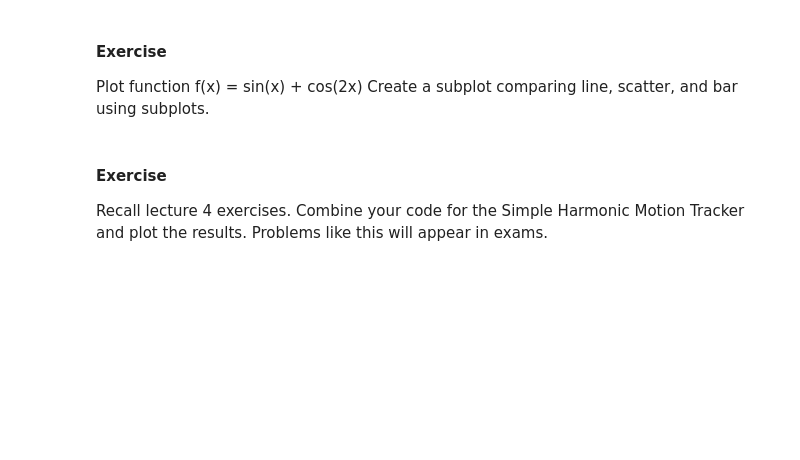
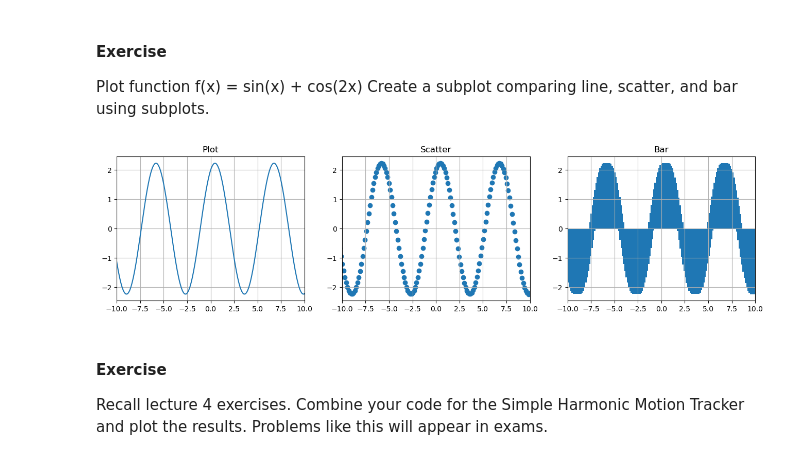
Before and after one commit to bruce179012-byte/MEGR2810-Jupyter-Notebook, a Jupyter notebook: Lecture 6_python_plotting.ipynb, the cells around one changed output. Saved outputs shown, nothing was run; the diff lists cells and outputs as text; code cells hidden in the pictures; blank space fills up the shorter version.

```diff
--- a/Lecture 6_python_plotting.ipynb
+++ b/Lecture 6_python_plotting.ipynb
@@ -338,6 +347,20 @@ Plot function f(x) = sin(x) + cos(2x)
 Create a subplot comparing line, scatter, and bar using subplots.
 # %%
 # Your code here
+import matplotlib.pyplot as plt
+import numpy as np
+x = np.linspace(-20, 20, 300)
+y = np.sin(x) + (2 * np.cos(x))
+plt.figure(figsize=(16, 8))
+#plt.subplot(2,3,1); plt.plot(x,y); plt.xlim(-10, 10); plt.grid(); plt.title('Line'); plt.show()
+#plt.subplot(2,3,2); plt.scatter(x,y);plt.xlim(-10, 10); plt.title('Scatter'); plt.grid()
+#plt.subplot(2,3,3); plt.bar(x,y); plt.xlim(-10, 10); plt.title('Bar'); plt.grid()
+plt.subplot(2, 3, 1); plt.plot(x, y); plt.xlim(-10, 10); plt.title('Plot'); plt.grid()
+plt.subplot(2, 3, 2); plt.scatter(x, y); plt.xlim(-10, 10); plt.title('Scatter'); plt.grid()
+plt.subplot(2, 3, 3); plt.bar(x, y); plt.xlim(-10, 10); plt.title('Bar'); plt.grid()
+# had an issue where it did like two separate rows of plots, for seemin gly no reason, but this works
+# %% [output]
+[figure, added]
 # %% [markdown]
 #### Exercise
 Recall lecture 4 exercises. Combine your code for the Simple Harmonic Motion Tracker and plot the results.
```
Also changed, not shown: parts of 3 cells of this notebook.
